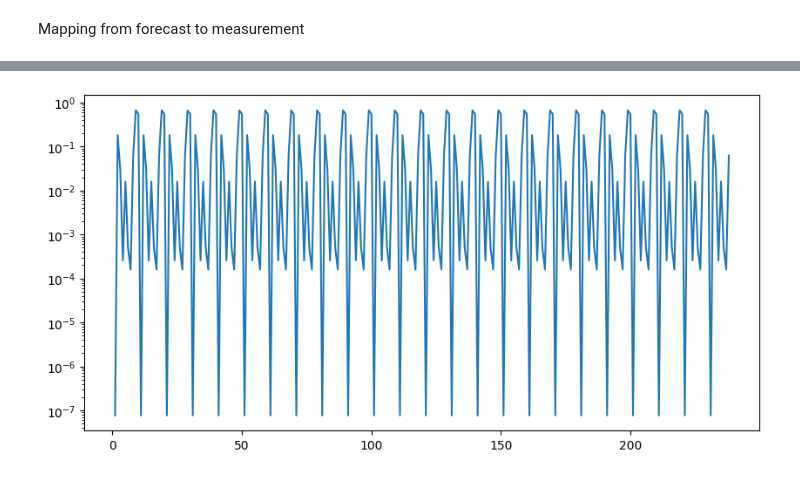
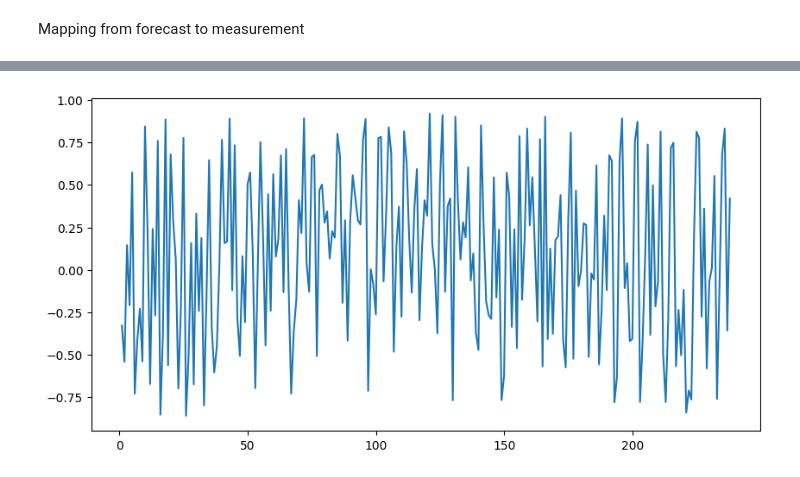
Before and after one commit to Fohlen/weather_experiment, a Jupyter notebook: analysis/Regression.ipynb, the cells around one changed output, grey strips where cells are left out. Saved outputs shown, nothing was run; the diff lists cells and outputs as text; code cells hidden in the pictures.

Commit message:
Do linear regression for a single station

```diff
--- a/analysis/Regression.ipynb
+++ b/analysis/Regression.ipynb
@@ -44,8 +49,7 @@ reverse_parameter_mapping = {
 # %%
 from tqdm import tqdm
 
-regression_rows = []
-
+rows_regression = []
 rows = df_measure[
   (df_measure["recorded_at"].dt.dayofyear == 200) &
   (df_measure["parameter"] == "temperature_air_mean_2m")
@@ -53,23 +57,31 @@ rows = df_measure[
 
 measure_times = rows.recorded_at.unique().tolist()
 
-for measure_time in tqdm(measure_times):
+
+for measure_time in measure_times:
     parameter = "temperature_air_mean_2m"
 
     forecast_rows_measure_time = df_forecasts[
-        (df_forecasts["forecast_time"] == measurement_time) &
-        (df_forecasts["parameter"] == reverse_parameter_mapping[parameter])
+        (df_forecasts["forecast_time"] == measure_time) &
+        (df_forecasts["parameter"] == reverse_parameter_mapping[parameter]) &
+        (df_forecasts["station_id"] == 10384)
     ]
 
-    for n in range(1, 241):
-        filter_time = measurement_time - pd.Timedelta(hours=n)
+    # (240 * stations)
+    rows_regression.append(forecast_rows_measure_time.value.tolist())
 
-        forecast_rows = forecast_rows_measure_time[
-         (forecast_rows_measure_time["recorded_at"] == filter_time)
-        ]
-        value = forecast_rows.value.mean()
+#(2400
 
-        regression_rows.append((value, n, measurement_time, parameter))
+#for n in range(1, 241):
+#    filter_time = measure_time - pd.Timedelta(hours=n)
 
-regression_df = pd.DataFrame(regression_rows, columns=["value", "n", "measure_time", "parameter"])
-print(regression_df.head())
+#    forecast_rows = forecast_rows_measure_time[
+#     (forecast_rows_measure_time["recorded_at"] == filter_time)
+#    ]
+#    print(forecast_rows.shape)
+#    value = forecast_rows.value.mean()
+
+#    regression_rows.append((value, n, measure_time, parameter))
+
+#regression_df = pd.DataFrame(regression_rows, columns=["value", "n", "measure_time", "parameter"])
+#print(regression_df.head())
@@ -86,18 +88,23 @@ y = rows.groupby(rows.recorded_at.dt.hour).value.mean()
+# %%
+import numpy as np
+
+X = np.array(rows_regression).reshape((240, 24))
+y = rows[rows["station_id"] == 433].groupby(rows.recorded_at.dt.hour).value.mean().to_numpy()
 # %%
 import matplotlib.pyplot as plt
 from scipy import stats
 
 xs = list(range(1, 239))
 ys = []
 
 for n in xs:
     result = stats.linregress(X[n, :], y)
     ys.append(result.rvalue)
 
 fig, ax = plt.subplots(figsize=(10, 5))
 plt.plot(xs, ys)
-plt.yscale("log")
+#plt.yscale("log")
 
 plt.show()
 # %% [output]
-[figure, old version]
+[figure, new version]
```
Also changed, not shown: parts of 6 cells of this notebook.
